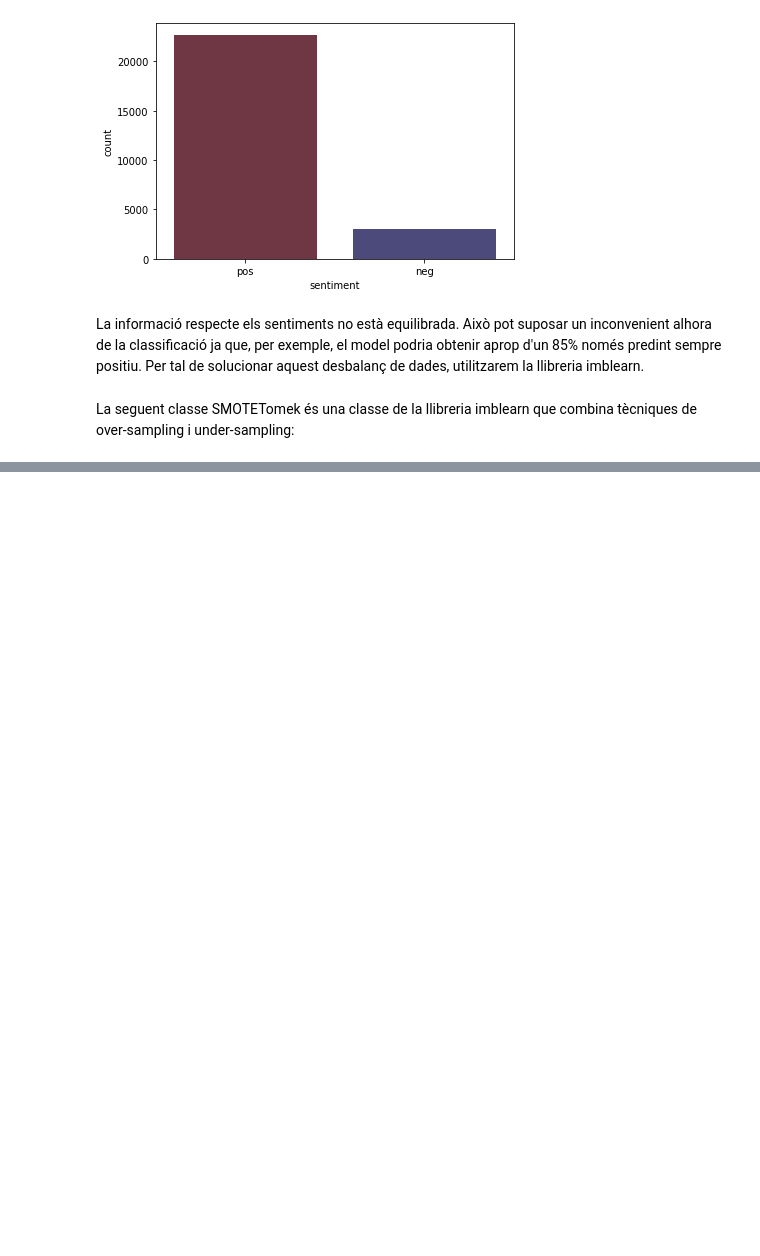
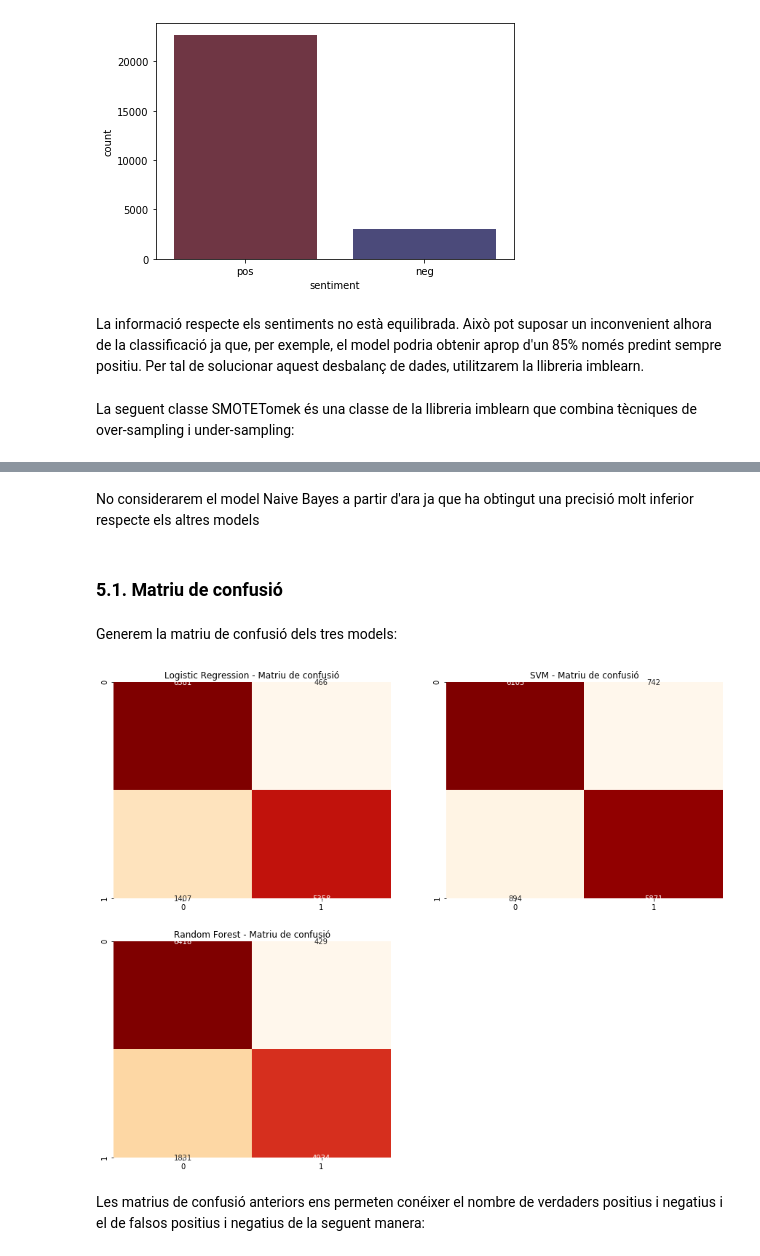
Before and after one commit to Melus144/apc-elon-musk-tweets, a Jupyter notebook: notebooks/Practica3-E.ipynb, the cells around one changed output, grey strips where cells are left out. Drawn from its saved outputs; the diff is of its cells as text; code cells hidden in the pictures; blank space fills up the shorter version.

```diff
--- a/notebooks/Practica3-E.ipynb
+++ b/notebooks/Practica3-E.ipynb
@@ -266,0 +255,2 @@ smt = SMOTETomek(sampling_strategy='auto')
+# %%
+vectorizer = CountVectorizer()
@@ -266,0 +278,23 @@ smt = SMOTETomek(sampling_strategy='auto')
+# %%
+matriu_confusio = []
+precisio = []
+metriques = []
+
+for model in models:
+    model.fit(X_train, y_train)
+
+    # Predicció
+    predictions = model.predict(X_test)
+
+    # Guardem la precisió de la predicció que ha fet cada model
+    prec = round(accuracy_score(y_test, predictions)*100)
+
+    # Guardem la matriu de confusió de cada model
+    model_cm = confusion_matrix(y_test.values, predictions)
+
+    # Guardem el informe amb mètriques adicionals de la classificació de cada model
+    informe = classification_report(y_test, predictions)
+
+    matriu_confusio.append(model_cm)
+    precisio.append(prec)
+    metriques.append(informe)
@@ -266,0 +316,29 @@ smt = SMOTETomek(sampling_strategy='auto')
+# %% [markdown]
+No considerarem el model Naive Bayes a partir d'ara ja que ha obtingut una precisió molt inferior respecte els altres models
+# %% [markdown]
+### 5.1. Matriu de confusió
+# %% [markdown]
+Generem la matriu de confusió dels tres models:
+# %%
+def plot_confusionMatrix(matriu_confusio):
+    plt.figure(figsize=(15,12))
+
+    plt.subplot(2,2,1)
+    plt.title("Logistic Regression - Matriu de confusió")
+    sns.heatmap(matriu_confusio[0], annot = True, cmap="OrRd", fmt='.0f', cbar=False);
+
+    plt.subplot(2,2,2)
+    plt.title("SVM - Matriu de confusió")
+    sns.heatmap(matriu_confusio[2], annot = True, cmap="OrRd", fmt='.0f',cbar=False);
+
+    plt.subplot(2,2,3)
+    plt.title("Random Forest - Matriu de confusió")
+    sns.heatmap(matriu_confusio[3], annot = True, cmap="OrRd", fmt='.0f',cbar=False);
+
+    plt.show()
+# %%
+plot_confusionMatrix(matriu_confusio)
+# %% [output]
+[figure, added]
+# %% [markdown]
+Les matrius de confusió anteriors ens permeten conéixer el nombre de verdaders positius i negatius i el de falsos positius i negatius de la seguent manera:
```
Also changed, not shown: parts of 38 cells of this notebook, 2 other files.
